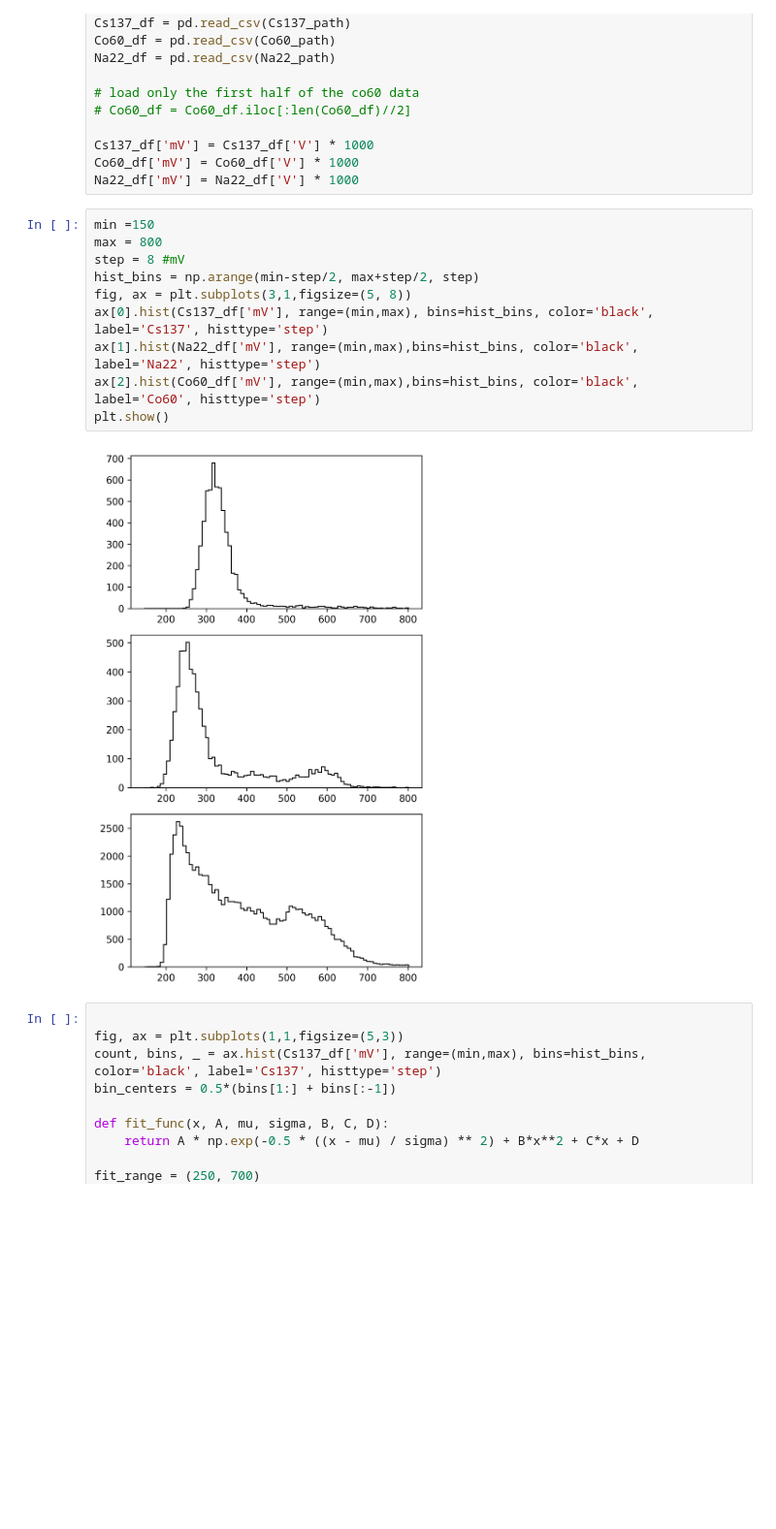
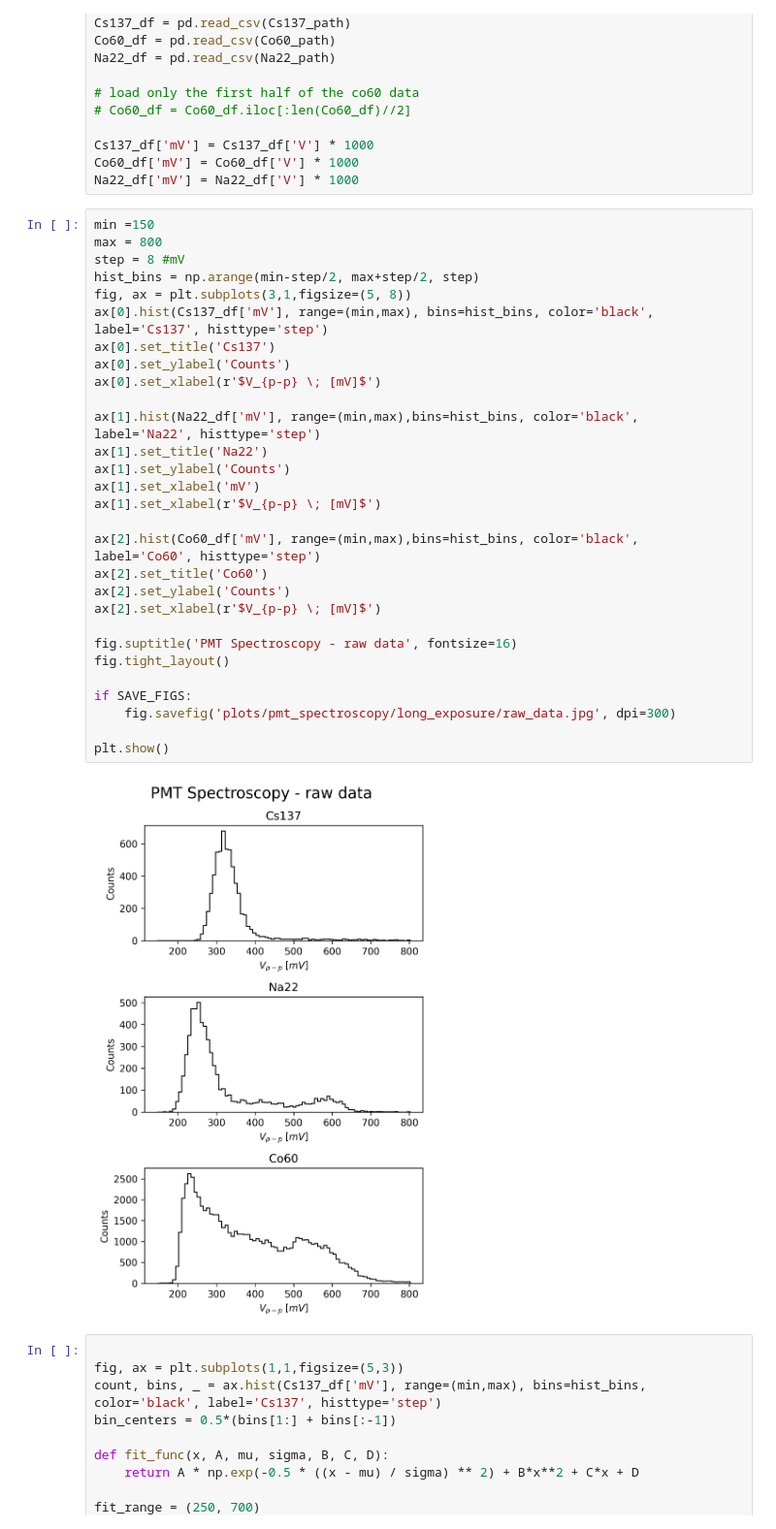
Before and after one commit to ficnawode/msc-python-analysis, a Jupyter notebook: analysis/pmt_spectroscopy_plots.ipynb, the cells around one changed output. Shown at 97% size. Saved outputs shown, nothing was run; the diff lists cells and outputs as text; blank space fills up the shorter version.

```diff
--- a/analysis/pmt_spectroscopy_plots.ipynb
+++ b/analysis/pmt_spectroscopy_plots.ipynb
@@ -26,15 +26,34 @@ Na22_df['mV'] = Na22_df['V'] * 1000
 # %%
 min =150
 max = 800
 step = 8 #mV
 hist_bins = np.arange(min-step/2, max+step/2, step)
 fig, ax = plt.subplots(3,1,figsize=(5, 8))
 ax[0].hist(Cs137_df['mV'], range=(min,max), bins=hist_bins, color='black', label='Cs137', histtype='step')
+ax[0].set_title('Cs137')
+ax[0].set_ylabel('Counts')
+ax[0].set_xlabel(r'$V_{p-p} \; [mV]$')
+
 ax[1].hist(Na22_df['mV'], range=(min,max),bins=hist_bins, color='black', label='Na22', histtype='step')
+ax[1].set_title('Na22')
+ax[1].set_ylabel('Counts')
+ax[1].set_xlabel('mV')
+ax[1].set_xlabel(r'$V_{p-p} \; [mV]$')
+
 ax[2].hist(Co60_df['mV'], range=(min,max),bins=hist_bins, color='black', label='Co60', histtype='step')
+ax[2].set_title('Co60')
+ax[2].set_ylabel('Counts')
+ax[2].set_xlabel(r'$V_{p-p} \; [mV]$')
+
+fig.suptitle('PMT Spectroscopy - raw data', fontsize=16)
+fig.tight_layout()
+
+if SAVE_FIGS:
+    fig.savefig('plots/pmt_spectroscopy/long_exposure/raw_data.jpg', dpi=300)
+
 plt.show()
 # %% [output]
-[figure, old version]
+[figure, new version]
 # %%
 
 fig, ax = plt.subplots(1,1,figsize=(5,3))
```
Also changed, not shown: parts of 4 cells of this notebook, 18 other files.
